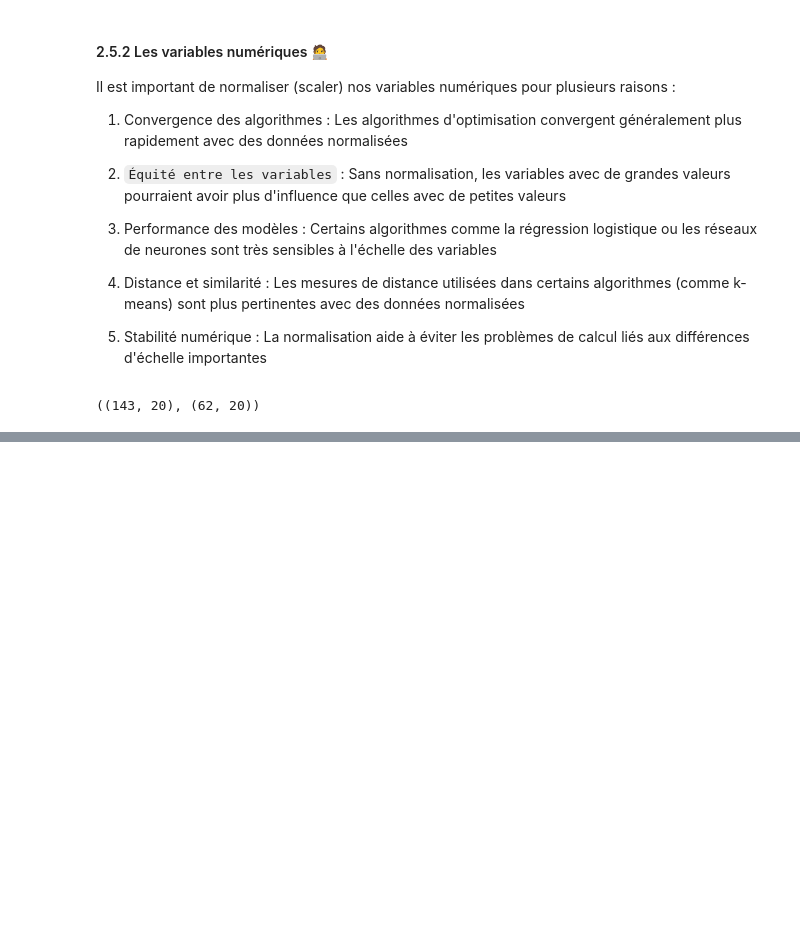
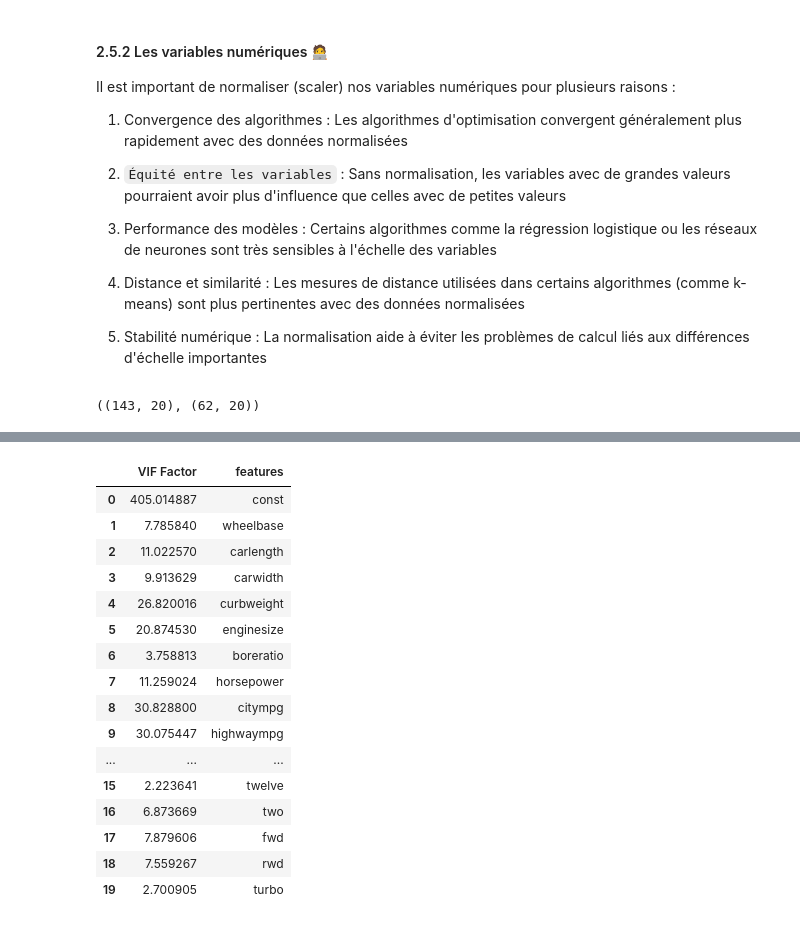
Before and after one commit to logan974/DataCupChallengeLoganFork, a Jupyter notebook: MasterClass_3/Cours3.ipynb, the cells around one changed output, grey strips where cells are left out. Saved outputs shown, nothing was run; the diff lists cells and outputs as text; code cells hidden in the pictures; blank space fills up the shorter version.

```diff
--- a/MasterClass_3/Cours3.ipynb
+++ b/MasterClass_3/Cours3.ipynb
@@ -1086,0 +1318,28 @@ En suivant ces bonnes pratiques, tu minimises le risque de fuite de données et
+# %%
+from statsmodels.stats.outliers_influence import variance_inflation_factor
+from statsmodels.tools.tools import add_constant
+
+X = add_constant(df_train.drop('price', axis=1))
+
+vif = pd.DataFrame()
+vif["VIF Factor"] = [variance_inflation_factor(X.values, i) for i in range(X.shape[1])]
+vif["features"] = X.columns
+vif
+# %% [output]
+|  | VIF Factor | features |
+| 0 | 405.014887 | const |
+| 1 | 7.785840 | wheelbase |
+| 2 | 11.022570 | carlength |
+| 3 | 9.913629 | carwidth |
+| 4 | 26.820016 | curbweight |
+| 5 | 20.874530 | enginesize |
+| 6 | 3.758813 | boreratio |
+| 7 | 11.259024 | horsepower |
+| 8 | 30.828800 | citympg |
+| 9 | 30.075447 | highwaympg |
+| ... | ... | ... |
+| 15 | 2.223641 | twelve |
+| 16 | 6.873669 | two |
+| 17 | 7.879606 | fwd |
+| 18 | 7.559267 | rwd |
+| 19 | 2.700905 | turbo |
```
Also changed, not shown: parts of 20 cells of this notebook, 2 other files.
